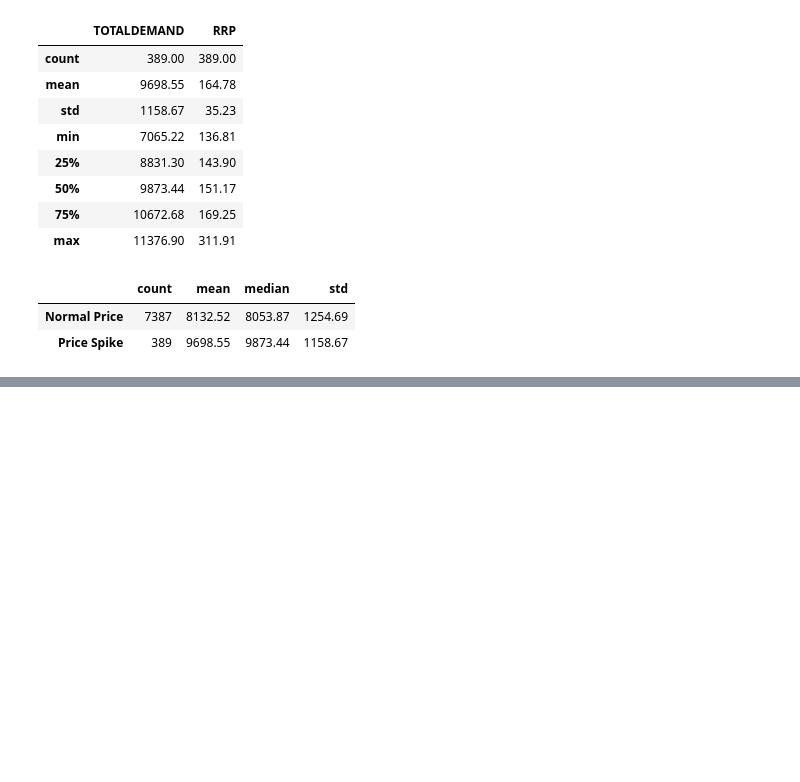
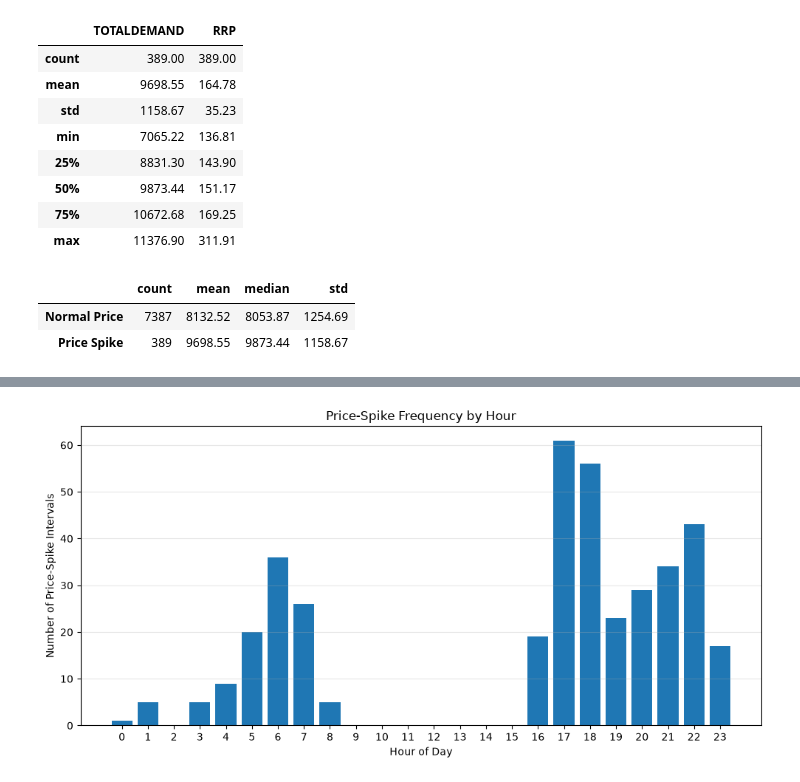
Before and after one commit to klm2109/australian-energy-market-analytics, a Jupyter notebook: notebooks/Price_Demand Analysis.ipynb, the cells around one changed output, grey strips where cells are left out. Cells and saved outputs as stored; diff of their text form; code cells hidden in the pictures; blank space fills up the shorter version.

```diff
--- a/notebooks/Price_Demand Analysis.ipynb
+++ b/notebooks/Price_Demand Analysis.ipynb
@@ -396,0 +457,14 @@ demand_spike_comparison
+# %%
+# Make sure hour exists in the main dataframe
+df["hour"] = df["SETTLEMENTDATE"].dt.hour
+
+# Recreate the spike dataframe
+spikes = df[df["price_spike"]].copy()
+
+# Count spike events by hour
+spikes_by_hour = (
+    spikes.groupby("hour")
+          .size()
+)
+
+spikes_by_hour
@@ -396,0 +490,18 @@ demand_spike_comparison
+# %%
+plt.figure(figsize=(10, 5))
+
+plt.bar(
+    spikes_by_hour.index,
+    spikes_by_hour.values
+)
+
+plt.xlabel("Hour of Day")
+plt.ylabel("Number of Price-Spike Intervals")
+plt.title("Price-Spike Frequency by Hour")
+
+plt.xticks(range(24))
+plt.grid(axis="y", alpha=0.3)
+plt.tight_layout()
+plt.show()
+# %% [output]
+[figure, added]
```
Also changed, not shown: parts of 7 cells of this notebook.
